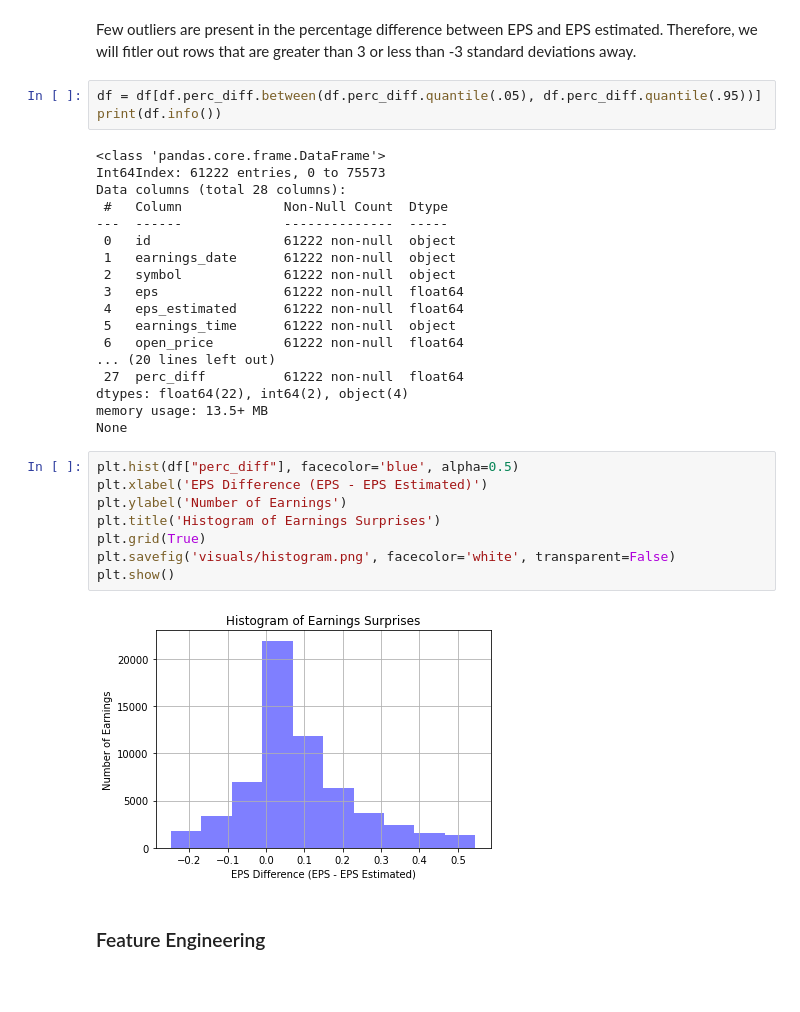
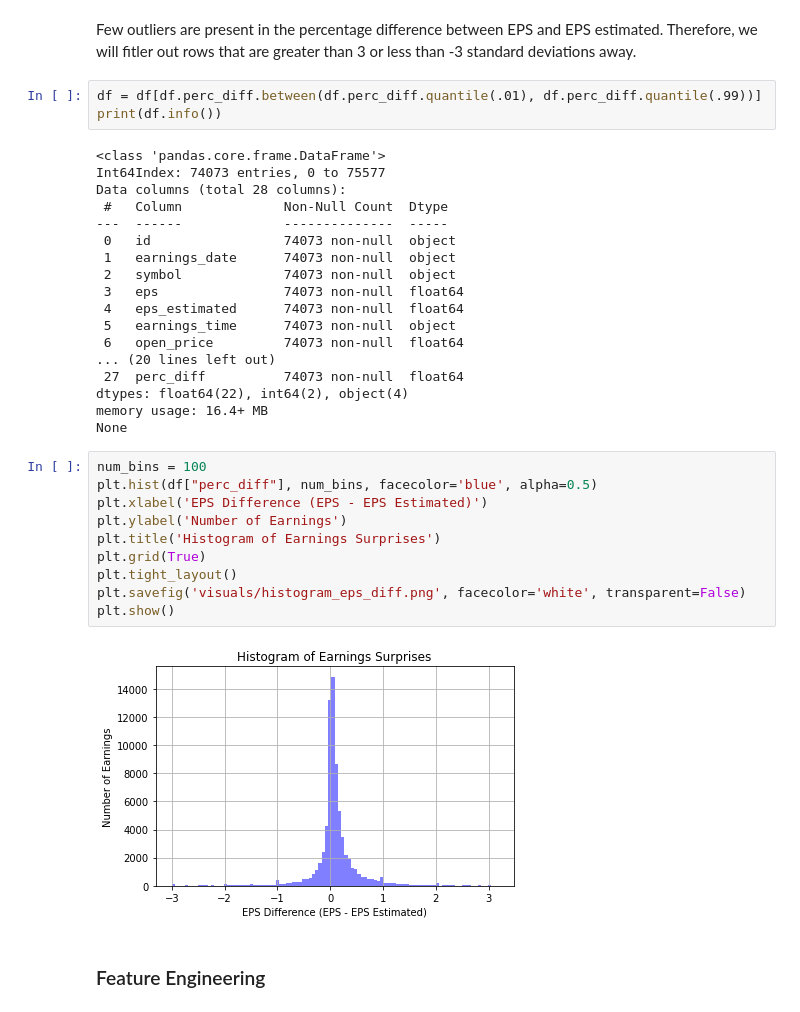
Before and after one commit to brodyu/predicting-earnings-surprises, a Jupyter notebook: predicting-earnings-surprises.ipynb, the cells around one changed output. Drawn from its saved outputs; the diff is of its cells as text; blank space fills up the shorter version.

Commit message:
Edits to histogram

```diff
--- a/predicting-earnings-surprises.ipynb
+++ b/predicting-earnings-surprises.ipynb
@@ -160,35 +160,37 @@ plt.show()
 # %% [markdown]
 Few outliers are present in the percentage difference between EPS and EPS estimated. Therefore, we will fitler out rows that are greater than 3 or less than -3 standard deviations away.
 # %%
-df = df[df.perc_diff.between(df.perc_diff.quantile(.05), df.perc_diff.quantile(.95))]
+df = df[df.perc_diff.between(df.perc_diff.quantile(.01), df.perc_diff.quantile(.99))]
 print(df.info())
 # %% [output]
 <class 'pandas.core.frame.DataFrame'>
-Int64Index: 61222 entries, 0 to 75573
+Int64Index: 74073 entries, 0 to 75577
 Data columns (total 28 columns):
  #   Column             Non-Null Count  Dtype
 ---  ------             --------------  -----
- 0   id                 61222 non-null  object
- 1   earnings_date      61222 non-null  object
- 2   symbol             61222 non-null  object
- 3   eps                61222 non-null  float64
- 4   eps_estimated      61222 non-null  float64
- 5   earnings_time      61222 non-null  object
- 6   open_price         61222 non-null  float64
+ 0   id                 74073 non-null  object
+ 1   earnings_date      74073 non-null  object
+ 2   symbol             74073 non-null  object
+ 3   eps                74073 non-null  float64
+ 4   eps_estimated      74073 non-null  float64
+ 5   earnings_time      74073 non-null  object
+ 6   open_price         74073 non-null  float64
 ... (20 lines left out)
- 27  perc_diff          61222 non-null  float64
+ 27  perc_diff          74073 non-null  float64
 dtypes: float64(22), int64(2), object(4)
-memory usage: 13.5+ MB
+memory usage: 16.4+ MB
 None
 # %%
-plt.hist(df["perc_diff"], facecolor='blue', alpha=0.5)
+num_bins = 100
+plt.hist(df["perc_diff"], num_bins, facecolor='blue', alpha=0.5)
 plt.xlabel('EPS Difference (EPS - EPS Estimated)')
 plt.ylabel('Number of Earnings')
 plt.title('Histogram of Earnings Surprises')
 plt.grid(True)
-plt.savefig('visuals/histogram.png', facecolor='white', transparent=False)
+plt.tight_layout()
+plt.savefig('visuals/histogram_eps_diff.png', facecolor='white', transparent=False)
 plt.show()
 # %% [output]
-[figure, old version]
+[figure, new version]
 # %% [markdown]
 ### Feature Engineering
```
Also changed, not shown: 2 other files.
